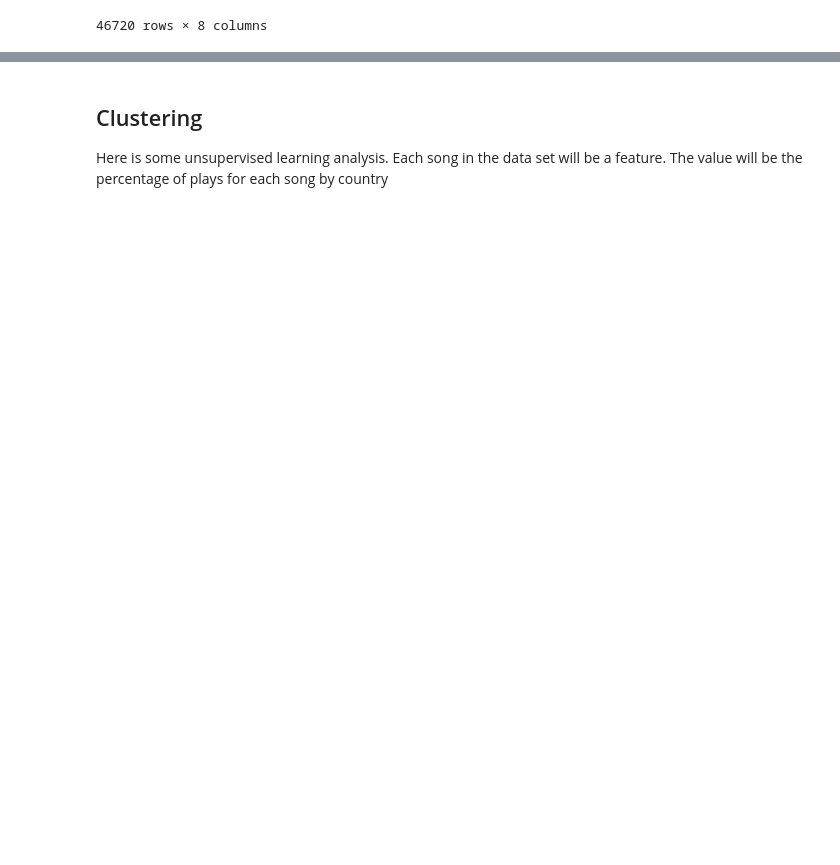
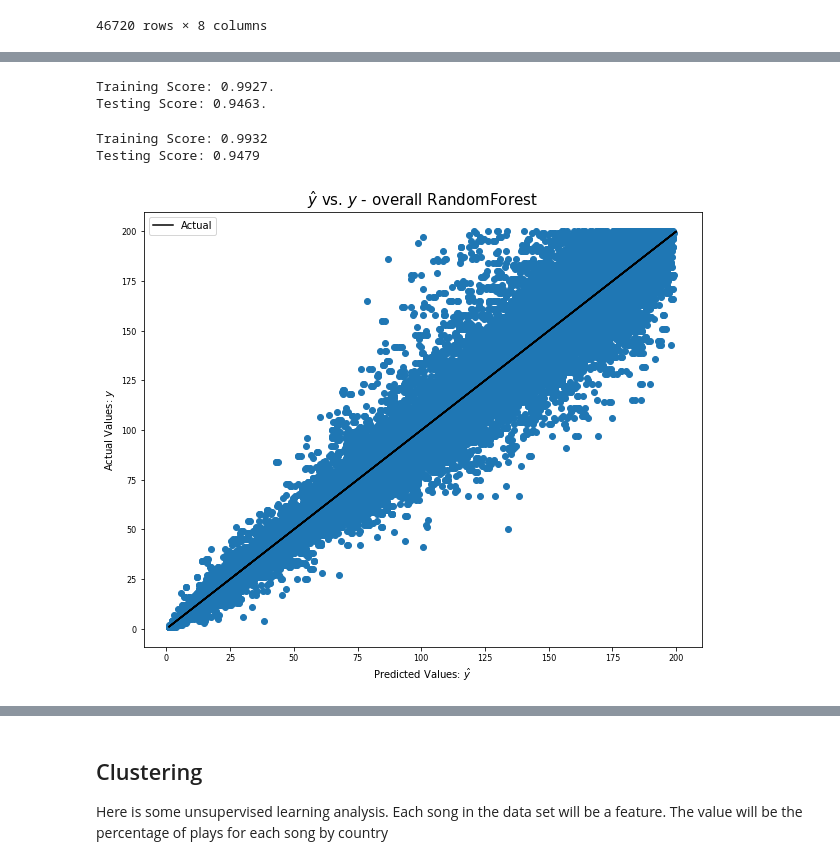
Before and after one commit to Zheng-Lu/Spotify-Worldwide-Trends-Analysis, a Jupyter notebook: Analysis.ipynb, the cells around one changed output, grey strips where cells are left out. Saved outputs shown, nothing was run; the diff lists cells and outputs as text; code cells hidden in the pictures; blank space fills up the shorter version.

```diff
--- a/Analysis.ipynb
+++ b/Analysis.ipynb
@@ -484,0 +626,38 @@ df_Global_new_dummies = pd.get_dummies()
+# %%
+#Tuning model & Fit it
+rf = MultiOutputRegressor(RandomForestRegressor())
+rf.fit(X_train, y_train)
+print(f'Training Score: {round(rf.score(X_train, y_train),4)}.')
+print(f'Testing Score: {round(rf.score(X_test, y_test),4)}.')
+# %% [output]
+Training Score: 0.9927.
+Testing Score: 0.9463.
+# %%
+# +scaling & PCA
+rf = MultiOutputRegressor(RandomForestRegressor())
+Z_train = pca.transform(X_train)
+Z_test = pca.transform(X_test)
+rf.fit(Z_train, y_train)
+print(f'Training Score: {round(rf.score(Z_train, y_train),4)}')
+print(f'Testing Score: {round(rf.score(Z_test, y_test),4)}')
+# %% [output]
+Training Score: 0.9932
+Testing Score: 0.9479
+# %%
+# Look into predictions
+y_pred_train_rf= rf.predict(Z_train)
+y_pred_test_rf = rf.predict(Z_test)
+# %%
+# Plotting to compare actual vs preds for average rank
+plt.figure(figsize = (10,8))
+plt.scatter(y_pred_test_rf,y_test);
+plt.plot( y_test,y_test, c = 'black');
+plt.xlabel("Predicted Values: $\hat{y}$", fontsize = 10);
+plt.ylabel("Actual Values: $y$", fontsize = 10);
+plt.title("$\hat{y}$ vs. $y$ - overall RandomForest", fontsize = 15);
+plt.legend(['Actual']);
+plt.yticks(fontsize=8)
+plt.xticks(fontsize=8);
+plt.savefig('../residual_overall_random_forest.png', dpi = 100)
+# %% [output]
+[figure, added]
```
Also changed, not shown: parts of 36 cells of this notebook.
